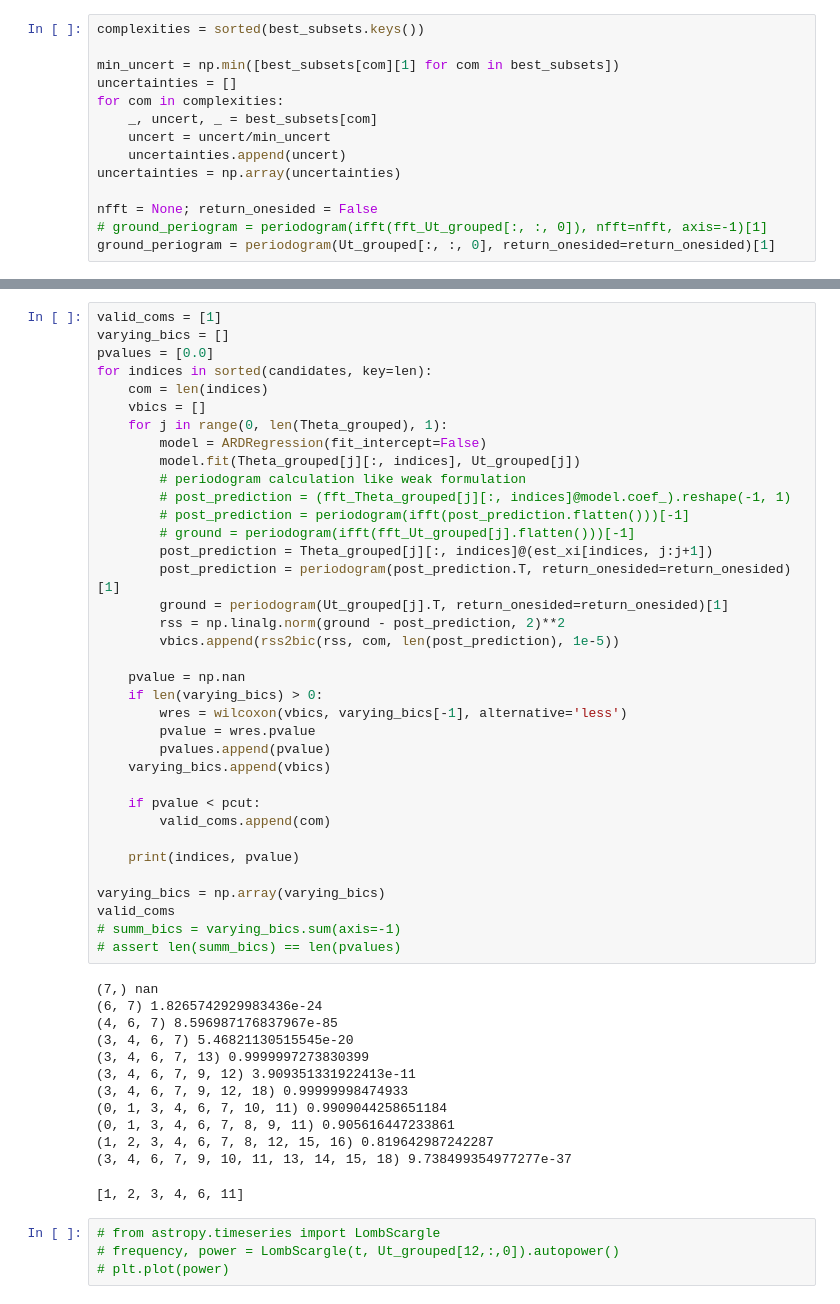
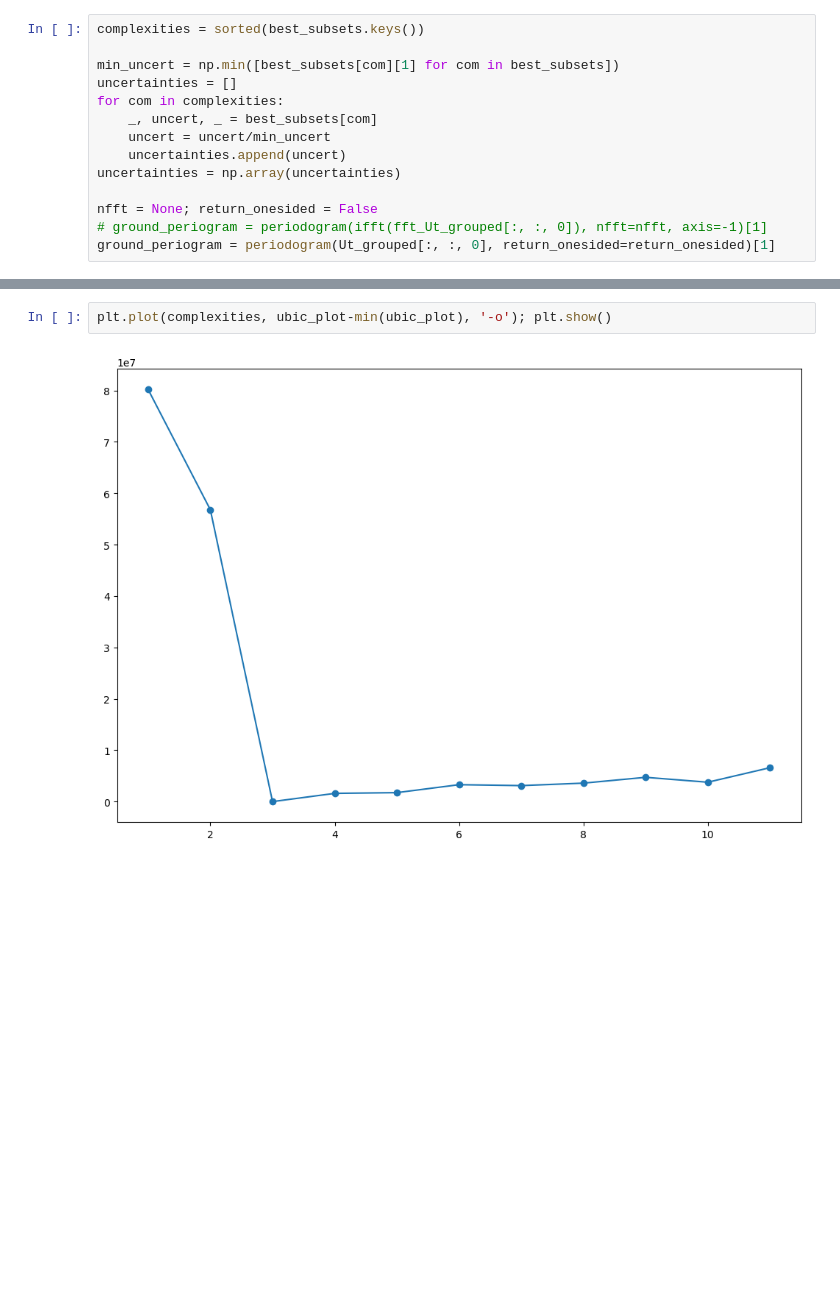
Before and after one commit to Pongpisit-Thanasutives/parametric-discovery, a Jupyter notebook: Spatial_KS_Equation_Chaotic_DEV1.ipynb, the cells around one changed output, grey strips where cells are left out. Drawn from its saved outputs; the diff is of its cells as text; blank space fills up the shorter version.

```diff
--- a/Spatial_KS_Equation_Chaotic_DEV1.ipynb
+++ b/Spatial_KS_Equation_Chaotic_DEV1.ipynb
@@ -470,53 +546,4 @@ plt.plot(complexities, last_ubic); plt.show()
-# %%
-valid_coms = [1]
-varying_bics = []
-pvalues = [0.0]
-for indices in sorted(candidates, key=len):
-    com = len(indices)
-    vbics = []
-    for j in range(0, len(Theta_grouped), 1):
-        model = ARDRegression(fit_intercept=False)
-        model.fit(Theta_grouped[j][:, indices], Ut_grouped[j])
-        # periodogram calculation like weak formulation
-        # post_prediction = (fft_Theta_grouped[j][:, indices]@model.coef_).reshape(-1, 1)
-        # post_prediction = periodogram(ifft(post_prediction.flatten()))[-1]
-        # ground = periodogram(ifft(fft_Ut_grouped[j].flatten()))[-1]
-        post_prediction = Theta_grouped[j][:, indices]@(est_xi[indices, j:j+1])
-        post_prediction = periodogram(post_prediction.T, return_onesided=return_onesided)[1]
-        ground = periodogram(Ut_grouped[j].T, return_onesided=return_onesided)[1]
-        rss = np.linalg.norm(ground - post_prediction, 2)**2
-        vbics.append(rss2bic(rss, com, len(post_prediction), 1e-5))
-
-    pvalue = np.nan
-    if len(varying_bics) > 0:
-        wres = wilcoxon(vbics, varying_bics[-1], alternative='less')
-        pvalue = wres.pvalue
-        pvalues.append(pvalue)
-    varying_bics.append(vbics)
-
-    if pvalue < pcut:
-        valid_coms.append(com)
-
-    print(indices, pvalue)
-
-varying_bics = np.array(varying_bics)
-valid_coms
-# summ_bics = varying_bics.sum(axis=-1)
-# assert len(summ_bics) == len(pvalues)
-# %% [output]
-(7,) nan
-(6, 7) 1.8265742929983436e-24
-(4, 6, 7) 8.596987176837967e-85
-(3, 4, 6, 7) 5.46821130515545e-20
-(3, 4, 6, 7, 13) 0.9999997273830399
-(3, 4, 6, 7, 9, 12) 3.909351331922413e-11
-(3, 4, 6, 7, 9, 12, 18) 0.99999998474933
-(0, 1, 3, 4, 6, 7, 10, 11) 0.9909044258651184
-(0, 1, 3, 4, 6, 7, 8, 9, 11) 0.905616447233861
-(1, 2, 3, 4, 6, 7, 8, 12, 15, 16) 0.819642987242287
-(3, 4, 6, 7, 9, 10, 11, 13, 14, 15, 18) 9.738499354977277e-37
-[1, 2, 3, 4, 6, 11]
-# %%
-# from astropy.timeseries import LombScargle
-# frequency, power = LombScargle(t, Ut_grouped[12,:,0]).autopower()
-# plt.plot(power)
+# %%
+plt.plot(complexities, ubic_plot-min(ubic_plot), '-o'); plt.show()
+# %% [output]
+[figure, added]
```
Also changed, not shown: parts of 6 cells of this notebook, 2 other files.
